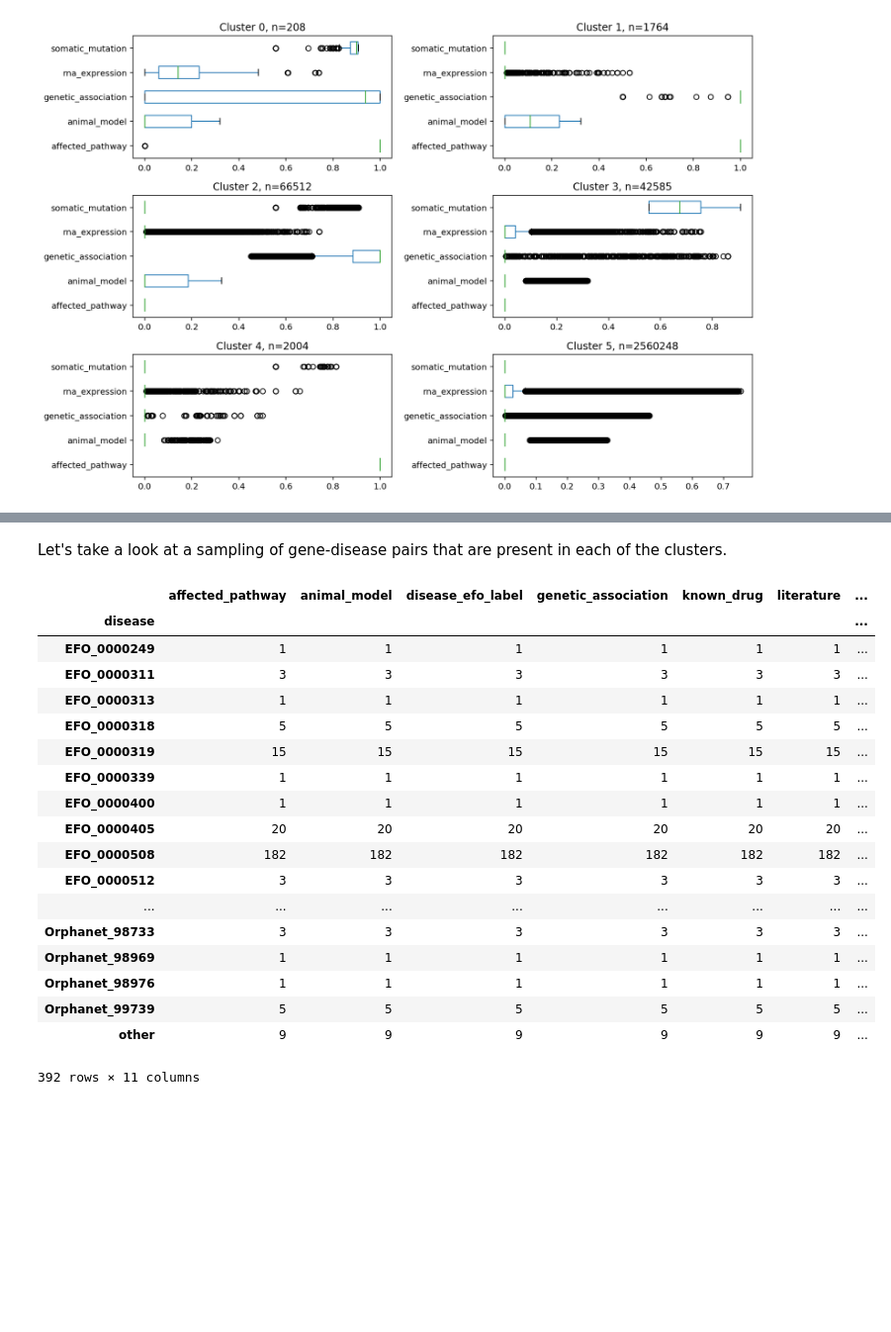
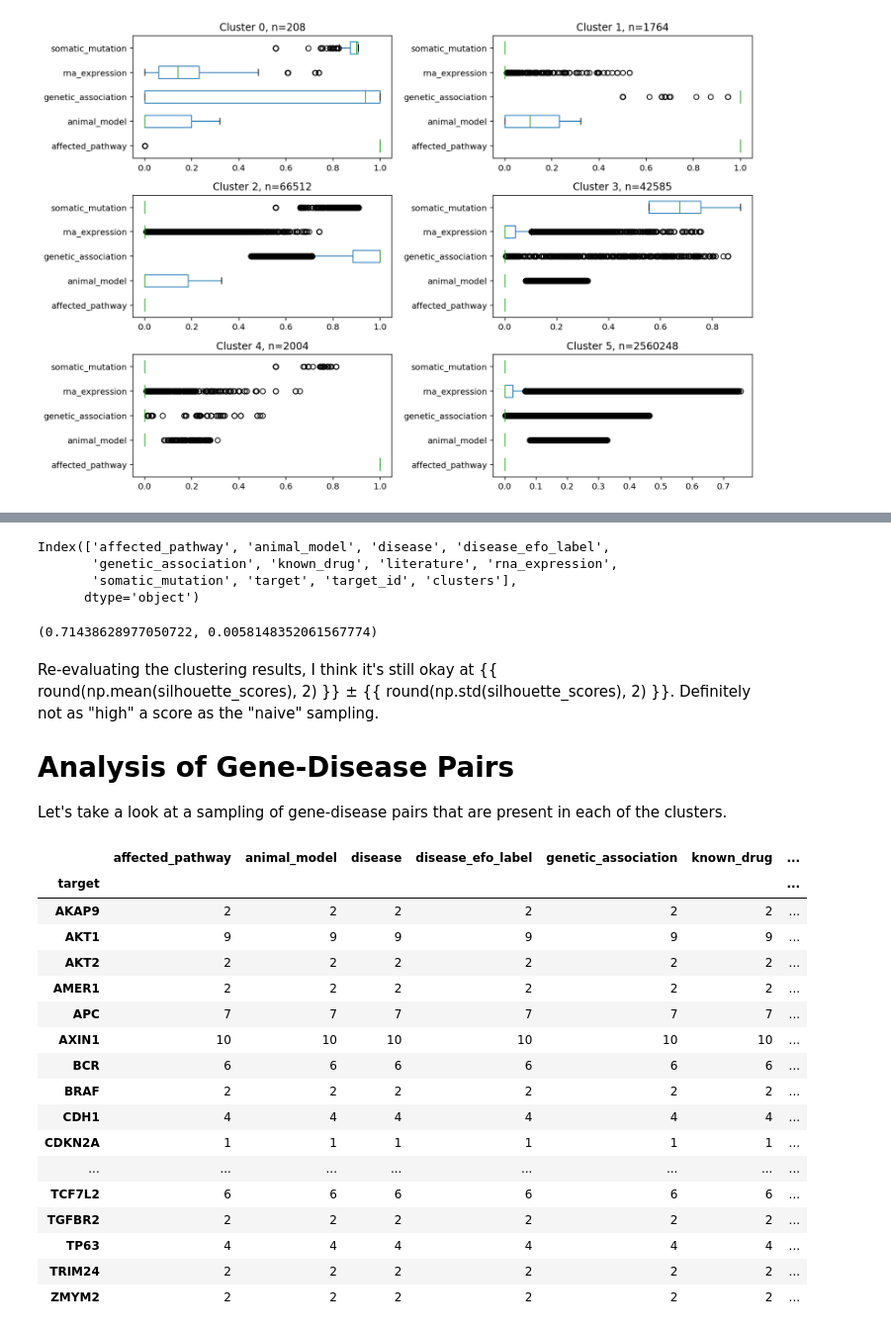
Before and after one commit to ericmjl/target-prediction, a Jupyter notebook: notebooks/02-clustering.ipynb, the cells around one changed output, grey strips where cells are left out. Shown at 99% size. Cells and saved outputs as stored; diff of their text form; code cells hidden in the pictures; blank space fills up the shorter version.

Commit message:
added silhouette coefficient analysis

```diff
--- a/notebooks/02-clustering.ipynb
+++ b/notebooks/02-clustering.ipynb
@@ -134,0 +189,7 @@ Allow myself now to attempt describing what the distributions are "characteristi
+# %%
+df_clust.columns
+# %% [output]
+Index(['affected_pathway', 'animal_model', 'disease', 'disease_efo_label',
+       'genetic_association', 'known_drug', 'literature', 'rna_expression',
+       'somatic_mutation', 'target', 'target_id', 'clusters'],
+      dtype='object')
@@ -135,24 +233,42 @@ Allow myself now to attempt describing what the distributions are "characteristi
+# %%
+# Do the subsampling multiple times.
+
+silhouette_scores = []
+for i in tqdm(range(30)):
+    df_subsampled = create_subsampled_df(df=df_clust,
+                                         n=n_smallest,
+                                         cluster_labels=cluster_labels)
+    s = sscore(X=df_subsampled[relevant_cols],
+               labels=df_subsampled['clusters'],
+               metric='euclidean')
+    silhouette_scores.append(s)
+np.mean(silhouette_scores), np.std(silhouette_scores)
+# %% [output]
+(0.71438628977050722, 0.0058148352061567774)
 # %% [markdown]
+Re-evaluating the clustering results, I think it's still okay at {{ round(np.mean(silhouette_scores), 2) }} ± {{ round(np.std(silhouette_scores), 2) }}. Definitely not as "high" a score as the "naive" sampling.
+
+# Analysis of Gene-Disease Pairs
+
 Let's take a look at a sampling of gene-disease pairs that are present in each of the clusters.
 # %%
-df_clust[df_clust['clusters'] == 1].groupby('disease').count()
+df_clust[df_clust['clusters'] == 0].groupby('target').count()
 # %% [output]
-|  | affected_pathway | animal_model | disease_efo_label | genetic_association | known_drug | literature | ... |
-| disease |  |  |  |  |  |  | ... |
-| EFO_0000249 | 1 | 1 | 1 | 1 | 1 | 1 | ... |
-| EFO_0000311 | 3 | 3 | 3 | 3 | 3 | 3 | ... |
-| EFO_0000313 | 1 | 1 | 1 | 1 | 1 | 1 | ... |
-| EFO_0000318 | 5 | 5 | 5 | 5 | 5 | 5 | ... |
-| EFO_0000319 | 15 | 15 | 15 | 15 | 15 | 15 | ... |
-| EFO_0000339 | 1 | 1 | 1 | 1 | 1 | 1 | ... |
-| EFO_0000400 | 1 | 1 | 1 | 1 | 1 | 1 | ... |
-| EFO_0000405 | 20 | 20 | 20 | 20 | 20 | 20 | ... |
-| EFO_0000508 | 182 | 182 | 182 | 182 | 182 | 182 | ... |
-| EFO_0000512 | 3 | 3 | 3 | 3 | 3 | 3 | ... |
+|  | affected_pathway | animal_model | disease | disease_efo_label | genetic_association | known_drug | ... |
+| target |  |  |  |  |  |  | ... |
+| AKAP9 | 2 | 2 | 2 | 2 | 2 | 2 | ... |
+| AKT1 | 9 | 9 | 9 | 9 | 9 | 9 | ... |
+| AKT2 | 2 | 2 | 2 | 2 | 2 | 2 | ... |
+| AMER1 | 2 | 2 | 2 | 2 | 2 | 2 | ... |
+| APC | 7 | 7 | 7 | 7 | 7 | 7 | ... |
+| AXIN1 | 10 | 10 | 10 | 10 | 10 | 10 | ... |
+| BCR | 6 | 6 | 6 | 6 | 6 | 6 | ... |
+| BRAF | 2 | 2 | 2 | 2 | 2 | 2 | ... |
+| CDH1 | 4 | 4 | 4 | 4 | 4 | 4 | ... |
+| CDKN2A | 1 | 1 | 1 | 1 | 1 | 1 | ... |
 | ... | ... | ... | ... | ... | ... | ... | ... |
-| Orphanet_98733 | 3 | 3 | 3 | 3 | 3 | 3 | ... |
-| Orphanet_98969 | 1 | 1 | 1 | 1 | 1 | 1 | ... |
-| Orphanet_98976 | 1 | 1 | 1 | 1 | 1 | 1 | ... |
-| Orphanet_99739 | 5 | 5 | 5 | 5 | 5 | 5 | ... |
-| other | 9 | 9 | 9 | 9 | 9 | 9 | ... |
+| TCF7L2 | 6 | 6 | 6 | 6 | 6 | 6 | ... |
+| TGFBR2 | 2 | 2 | 2 | 2 | 2 | 2 | ... |
+| TP63 | 4 | 4 | 4 | 4 | 4 | 4 | ... |
+| TRIM24 | 2 | 2 | 2 | 2 | 2 | 2 | ... |
+| ZMYM2 | 2 | 2 | 2 | 2 | 2 | 2 | ... |
-392 rows × 11 columns
```
Also changed, not shown: parts of 13 cells of this notebook.
